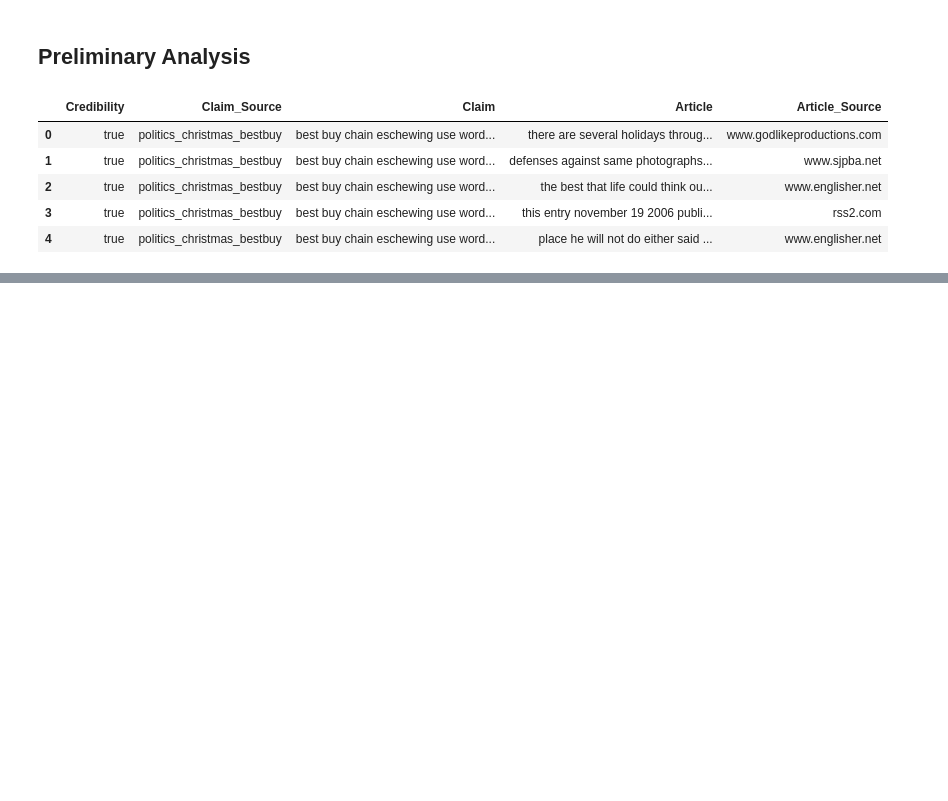
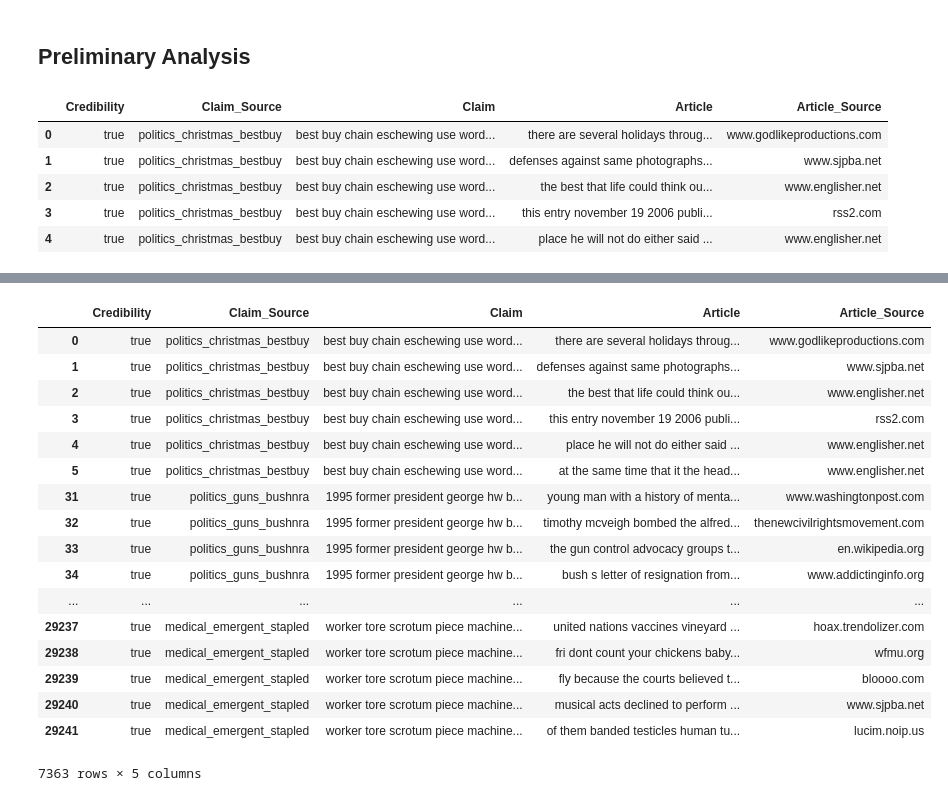
Before and after one commit to atulkumarin/DeClare, a Jupyter notebook: DeClareMain.ipynb, the cells around one changed output, grey strips where cells are left out. Drawn from its saved outputs; the diff is of its cells as text; code cells hidden in the pictures; blank space fills up the shorter version.

```diff
--- a/DeClareMain.ipynb
+++ b/DeClareMain.ipynb
@@ -88,0 +148,3 @@ tensor([[ 4.1210e-03,  1.0612e-01, -1.7659e-01,  ..., -1.0494e-03,
+# %%
+news_df = pd.read_csv(SNOPES_LOC, sep='\t', header=None)
+news_df.columns = ['Credibility', 'Claim_Source', 'Claim', 'Article', 'Article_Source']
@@ -88,0 +238,21 @@ tensor([[ 4.1210e-03,  1.0612e-01, -1.7659e-01,  ..., -1.0494e-03,
+# %%
+news_df[news_df['Credibility'].isin(['true'])]
+# %% [output]
+|  | Credibility | Claim_Source | Claim | Article | Article_Source |
+| 0 | true | politics_christmas_bestbuy | best buy chain eschewing use word... | there are several holidays throug... | www.godlikeproductions.com |
+| 1 | true | politics_christmas_bestbuy | best buy chain eschewing use word... | defenses against same photographs... | www.sjpba.net |
+| 2 | true | politics_christmas_bestbuy | best buy chain eschewing use word... | the best that life could think ou... | www.englisher.net |
+| 3 | true | politics_christmas_bestbuy | best buy chain eschewing use word... | this entry november 19 2006 publi... | rss2.com |
+| 4 | true | politics_christmas_bestbuy | best buy chain eschewing use word... | place he will not do either said ... | www.englisher.net |
+| 5 | true | politics_christmas_bestbuy | best buy chain eschewing use word... | at the same time that it the head... | www.englisher.net |
+| 31 | true | politics_guns_bushnra | 1995 former president george hw b... | young man with a history of menta... | www.washingtonpost.com |
+| 32 | true | politics_guns_bushnra | 1995 former president george hw b... | timothy mcveigh bombed the alfred... | thenewcivilrightsmovement.com |
+| 33 | true | politics_guns_bushnra | 1995 former president george hw b... | the gun control advocacy groups t... | en.wikipedia.org |
+| 34 | true | politics_guns_bushnra | 1995 former president george hw b... | bush s letter of resignation from... | www.addictinginfo.org |
+| ... | ... | ... | ... | ... | ... |
+| 29237 | true | medical_emergent_stapled | worker tore scrotum piece machine... | united nations vaccines vineyard ... | hoax.trendolizer.com |
+| 29238 | true | medical_emergent_stapled | worker tore scrotum piece machine... | fri dont count your chickens baby... | wfmu.org |
+| 29239 | true | medical_emergent_stapled | worker tore scrotum piece machine... | fly because the courts believed t... | bloooo.com |
+| 29240 | true | medical_emergent_stapled | worker tore scrotum piece machine... | musical acts declined to perform ... | www.sjpba.net |
+| 29241 | true | medical_emergent_stapled | worker tore scrotum piece machine... | of them banded testicles human tu... | lucim.noip.us |
+7363 rows × 5 columns
```
Also changed, not shown: parts of 18 cells of this notebook, 5 other files.
